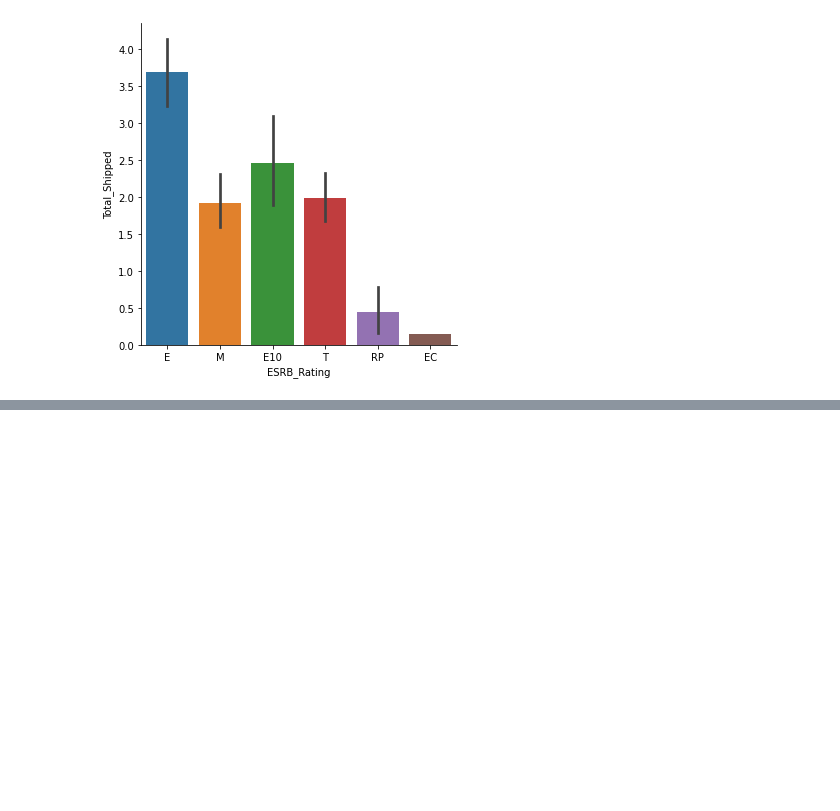
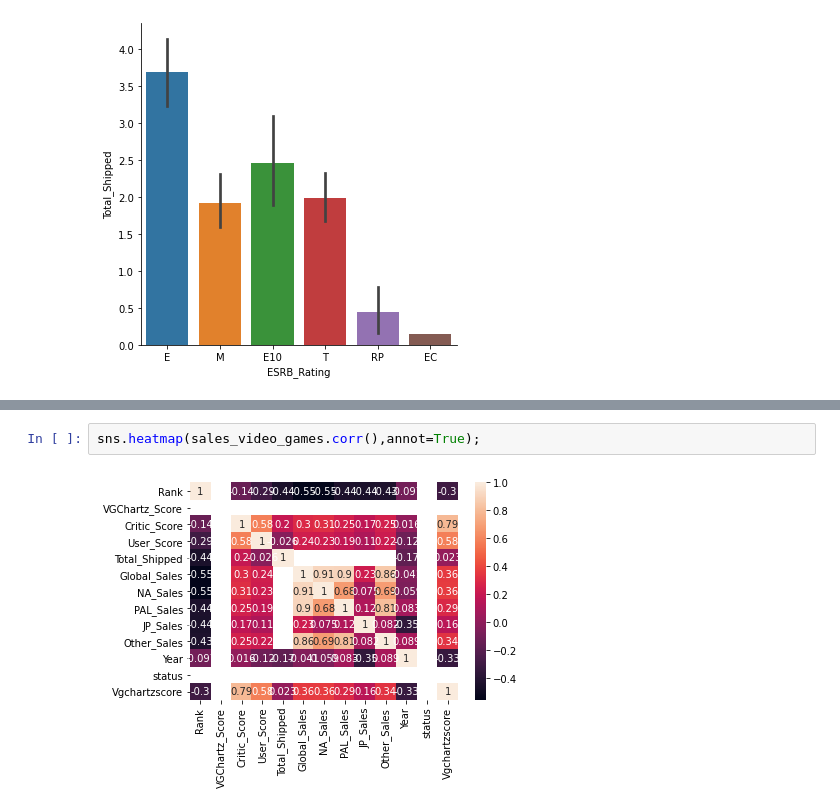
Before and after one commit to maximilienalgo/EEDSIPython, a Jupyter notebook: exercice facultatif 210121/évaluation facultative (3).ipynb, the cells around one changed output, grey strips where cells are left out. Drawn from its saved outputs; the diff is of its cells as text; blank space fills up the shorter version.

```diff
--- a/exercice facultatif 210121/évaluation facultative (3).ipynb
+++ b/exercice facultatif 210121/évaluation facultative (3).ipynb
@@ -122,0 +122,4 @@ sns.heatmap(sales.corr(),annot=True);
+# %%
+sns.heatmap(sales_video_games.corr(),annot=True);
+# %% [output]
+[figure, added]
```
Also changed, not shown: parts of 1 cell of this notebook.
